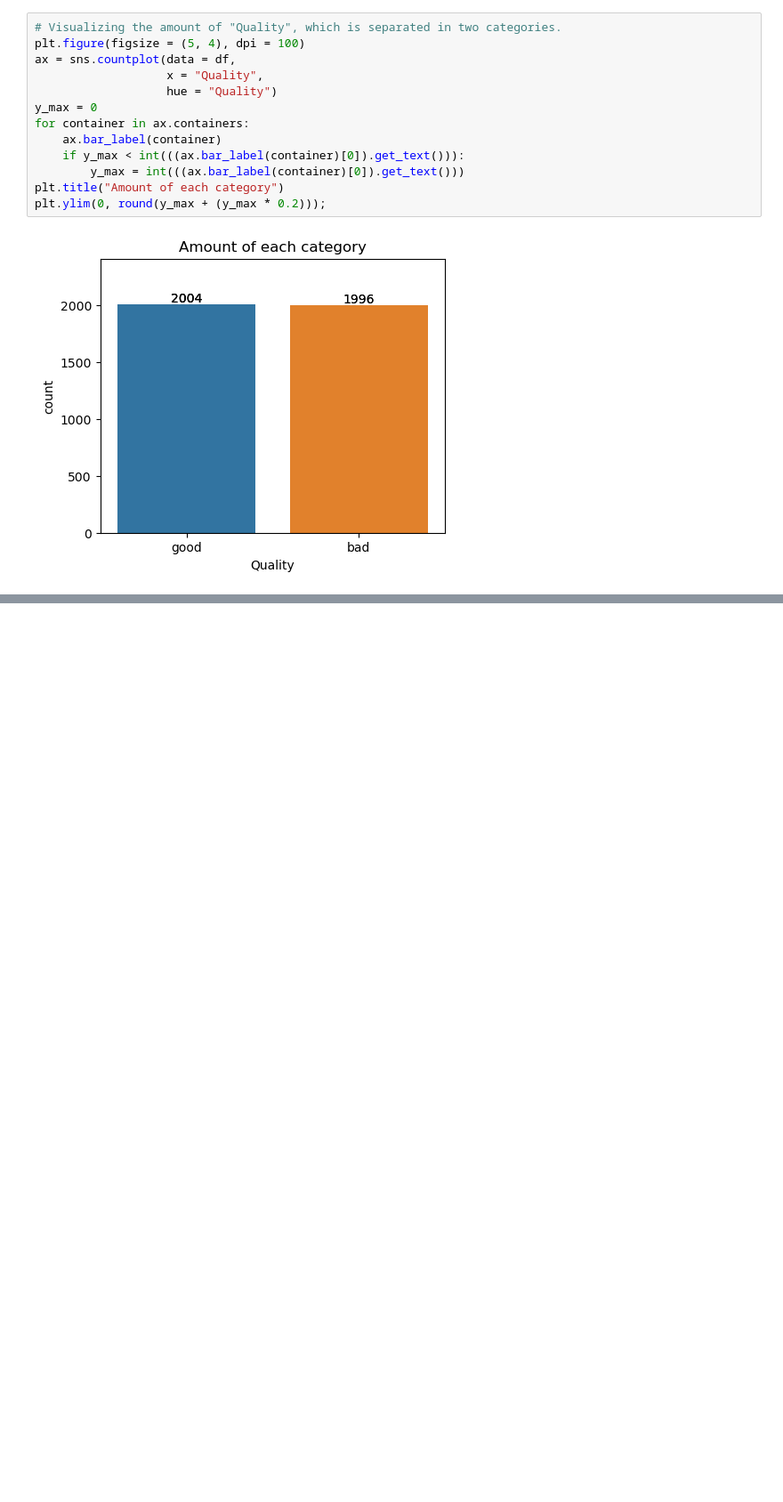
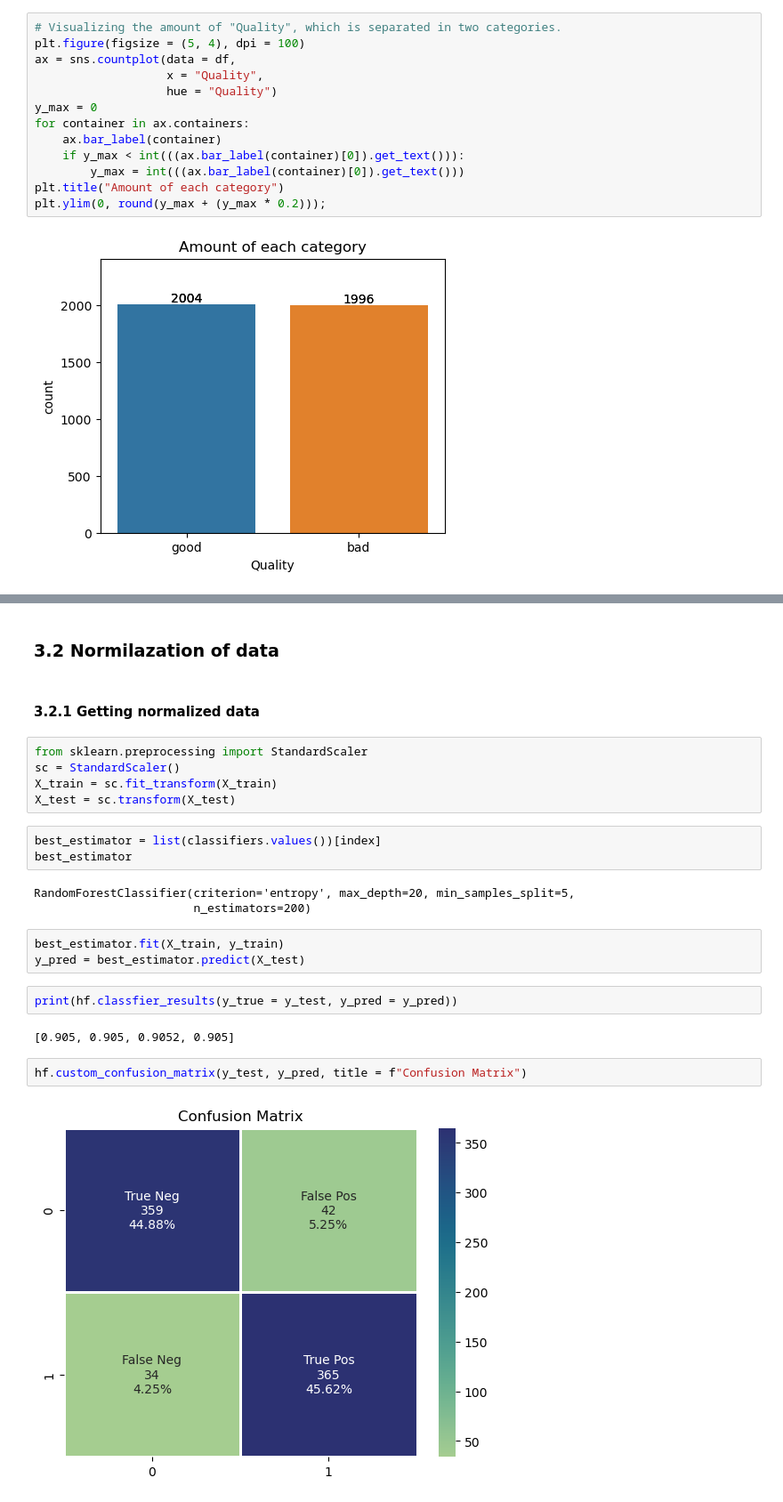
Before and after one commit to efkas18/simulations-ml-dl, a Jupyter notebook: Apple Quality/models.ipynb, the cells around one changed output, grey strips where cells are left out. Shown at 89% size. Saved outputs shown, nothing was run; the diff lists cells and outputs as text; blank space fills up the shorter version.

```diff
--- a/Apple Quality/models.ipynb
+++ b/Apple Quality/models.ipynb
@@ -104,0 +264,26 @@ plt.ylim(0, round(y_max + (y_max * 0.2)));
+# %% [markdown]
+### 3.2 Normilazation of data
+# %% [markdown]
+#### 3.2.1 Getting normalized data
+# %%
+from sklearn.preprocessing import StandardScaler
+sc = StandardScaler()
+X_train = sc.fit_transform(X_train)
+X_test = sc.transform(X_test)
+# %%
+best_estimator = list(classifiers.values())[index]
+best_estimator
+# %% [output]
+RandomForestClassifier(criterion='entropy', max_depth=20, min_samples_split=5,
+                       n_estimators=200)
+# %%
+best_estimator.fit(X_train, y_train)
+y_pred = best_estimator.predict(X_test)
+# %%
+print(hf.classfier_results(y_true = y_test, y_pred = y_pred))
+# %% [output]
+[0.905, 0.905, 0.9052, 0.905]
+# %%
+hf.custom_confusion_matrix(y_test, y_pred, title = f"Confusion Matrix")
+# %% [output]
+[figure, added]
```
Also changed, not shown: parts of 46 cells of this notebook, 1 other file.
